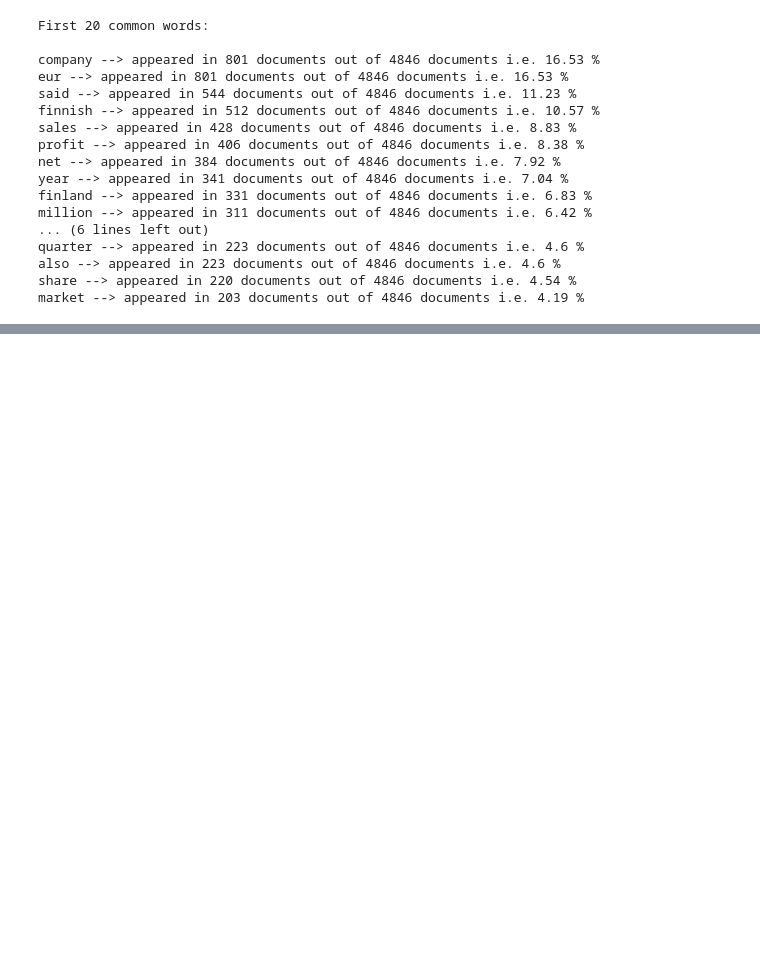
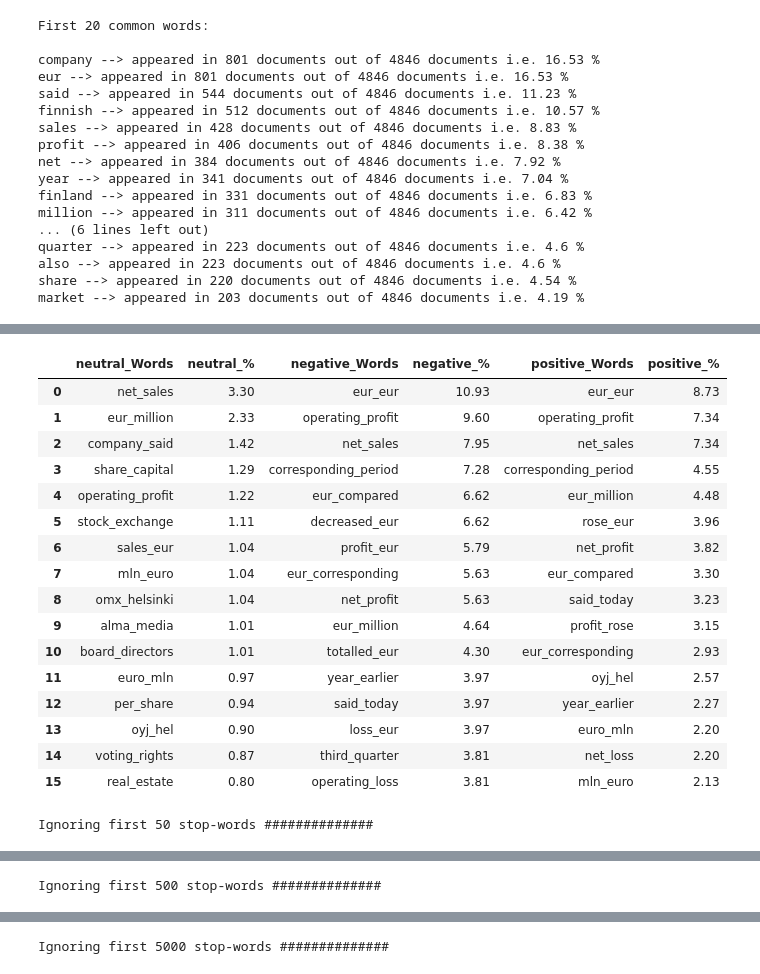
Before and after one commit to isaaccs/sentiment-analysis-for-financial-news, a Jupyter notebook: sentiment_analysis_for_financial_news.ipynb, the cells around one changed output, grey strips where cells are left out. Saved outputs shown, nothing was run; the diff lists cells and outputs as text; code cells hidden in the pictures; blank space fills up the shorter version.

```diff
--- a/sentiment_analysis_for_financial_news.ipynb
+++ b/sentiment_analysis_for_financial_news.ipynb
@@ -210,0 +277,21 @@ def stat_des_text(data,col,text,word,wordcloud=True):
+# %%
+stat_des_text(data_bis,'sentiment','text','bi_Grams',False)
+# %% [output]
+|  | neutral_Words | neutral_% | negative_Words | negative_% | positive_Words | positive_% |
+| 0 | net_sales | 3.30 | eur_eur | 10.93 | eur_eur | 8.73 |
+| 1 | eur_million | 2.33 | operating_profit | 9.60 | operating_profit | 7.34 |
+| 2 | company_said | 1.42 | net_sales | 7.95 | net_sales | 7.34 |
+| 3 | share_capital | 1.29 | corresponding_period | 7.28 | corresponding_period | 4.55 |
+| 4 | operating_profit | 1.22 | eur_compared | 6.62 | eur_million | 4.48 |
+| 5 | stock_exchange | 1.11 | decreased_eur | 6.62 | rose_eur | 3.96 |
+| 6 | sales_eur | 1.04 | profit_eur | 5.79 | net_profit | 3.82 |
+| 7 | mln_euro | 1.04 | eur_corresponding | 5.63 | eur_compared | 3.30 |
+| 8 | omx_helsinki | 1.04 | net_profit | 5.63 | said_today | 3.23 |
+| 9 | alma_media | 1.01 | eur_million | 4.64 | profit_rose | 3.15 |
+| 10 | board_directors | 1.01 | totalled_eur | 4.30 | eur_corresponding | 2.93 |
+| 11 | euro_mln | 0.97 | year_earlier | 3.97 | oyj_hel | 2.57 |
+| 12 | per_share | 0.94 | said_today | 3.97 | year_earlier | 2.27 |
+| 13 | oyj_hel | 0.90 | loss_eur | 3.97 | euro_mln | 2.20 |
+| 14 | voting_rights | 0.87 | third_quarter | 3.81 | net_loss | 2.20 |
+| 15 | real_estate | 0.80 | operating_loss | 3.81 | mln_euro | 2.13 |
+Ignoring first 50 stop-words ##############
@@ -210,0 +315 @@ def stat_des_text(data,col,text,word,wordcloud=True):
+Ignoring first 500 stop-words ##############
@@ -210,0 +333 @@ def stat_des_text(data,col,text,word,wordcloud=True):
+Ignoring first 5000 stop-words ##############
```
Also changed, not shown: parts of 11 cells of this notebook.
